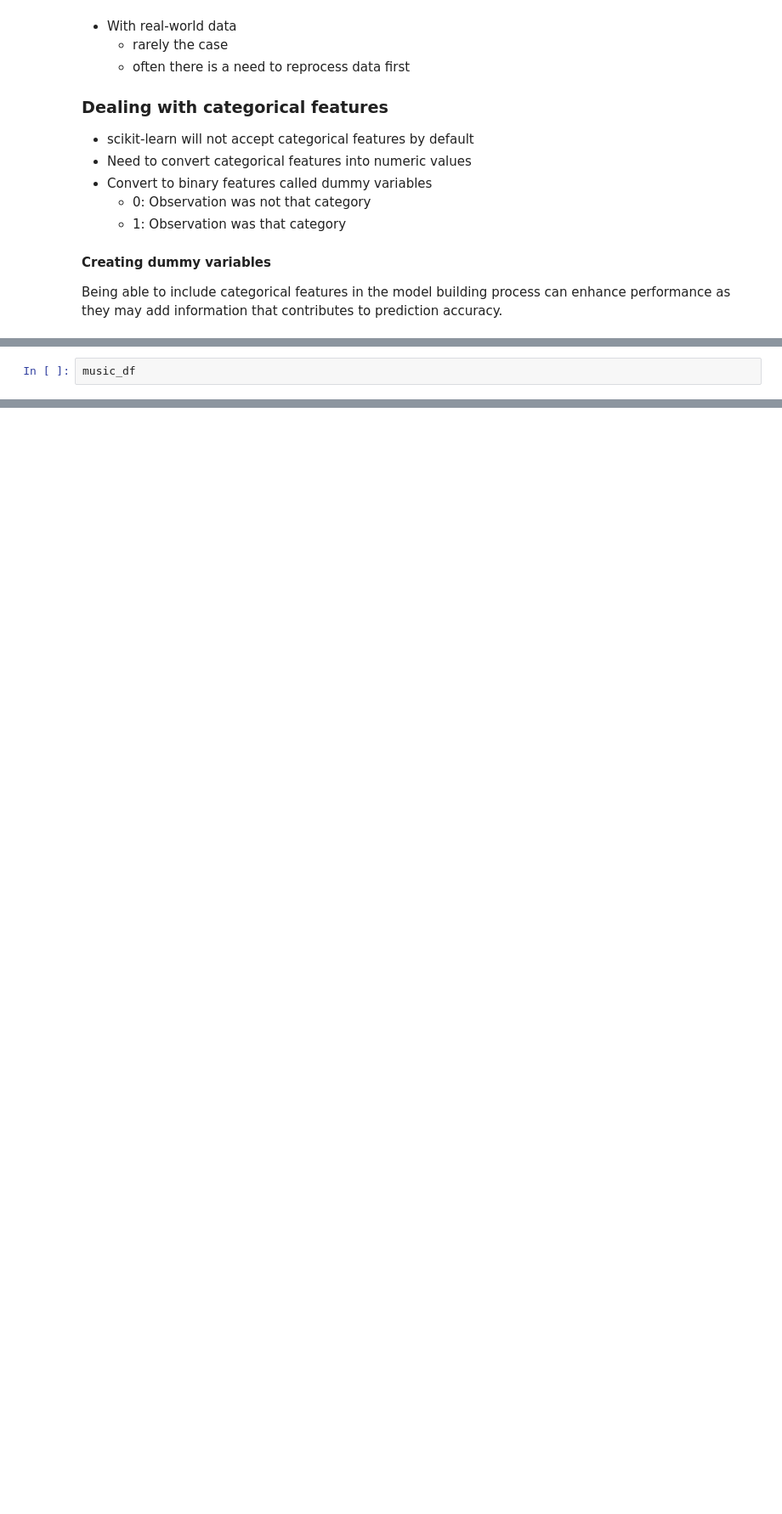
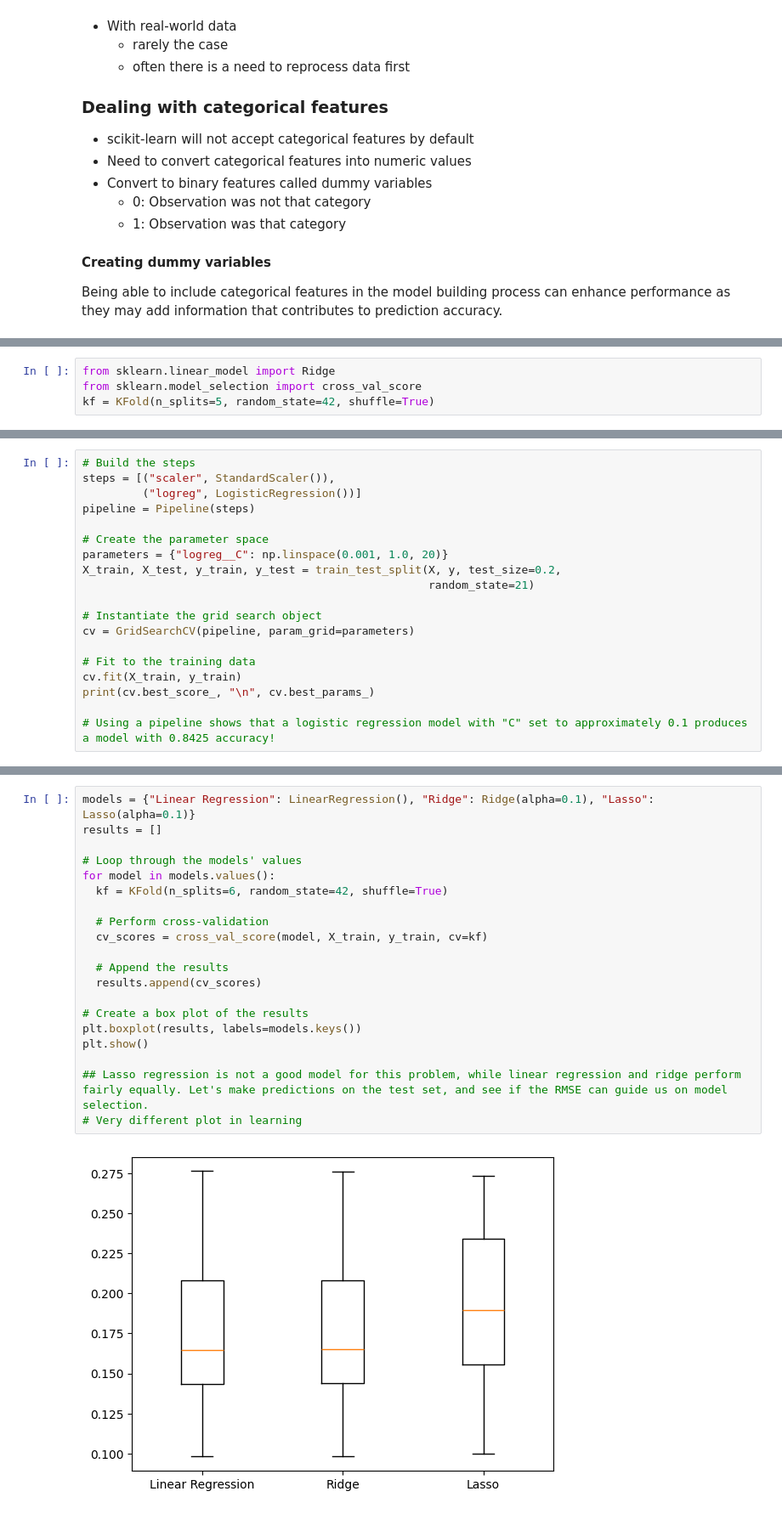
Before and after one commit to carlwilliamrix/machine-learning-fundamentals-in-python, a Jupyter notebook: 1_supervised_learning_with_scikit_learn/1_4_reprocessing_and_pipelines.ipynb, the cells around one changed output, grey strips where cells are left out. Shown at 85% size. Saved outputs shown, nothing was run; the diff lists cells and outputs as text; blank space fills up the shorter version.

Commit message:
finish scikit-learn course

```diff
--- a/1_supervised_learning_with_scikit_learn/1_4_reprocessing_and_pipelines.ipynb
+++ b/1_supervised_learning_with_scikit_learn/1_4_reprocessing_and_pipelines.ipynb
@@ -84,2 +83,4 @@ Shape of music_dummies: (1000, 21)
 # %%
-music_df
+from sklearn.linear_model import Ridge
+from sklearn.model_selection import cross_val_score
+kf = KFold(n_splits=5, random_state=42, shuffle=True)
@@ -99,0 +267,19 @@ music_df
+# %%
+# Build the steps
+steps = [("scaler", StandardScaler()),
+         ("logreg", LogisticRegression())]
+pipeline = Pipeline(steps)
+
+# Create the parameter space
+parameters = {"logreg__C": np.linspace(0.001, 1.0, 20)}
+X_train, X_test, y_train, y_test = train_test_split(X, y, test_size=0.2,
+                                                    random_state=21)
+
+# Instantiate the grid search object
+cv = GridSearchCV(pipeline, param_grid=parameters)
+
+# Fit to the training data
+cv.fit(X_train, y_train)
+print(cv.best_score_, "\n", cv.best_params_)
+
+# Using a pipeline shows that a logistic regression model with "C" set to approximately 0.1 produces a model with 0.8425 accuracy!
@@ -99,0 +315,22 @@ music_df
+# %%
+models = {"Linear Regression": LinearRegression(), "Ridge": Ridge(alpha=0.1), "Lasso": Lasso(alpha=0.1)}
+results = []
+
+# Loop through the models' values
+for model in models.values():
+  kf = KFold(n_splits=6, random_state=42, shuffle=True)
+
+  # Perform cross-validation
+  cv_scores = cross_val_score(model, X_train, y_train, cv=kf)
+
+  # Append the results
+  results.append(cv_scores)
+
+# Create a box plot of the results
+plt.boxplot(results, labels=models.keys())
+plt.show()
+
+## Lasso regression is not a good model for this problem, while linear regression and ridge perform fairly equally. Let's make predictions on the test set, and see if the RMSE can guide us on model selection.
+# Very different plot in learning
+# %% [output]
+[figure, added]
```
Also changed, not shown: parts of 20 cells of this notebook, 2 other files.
